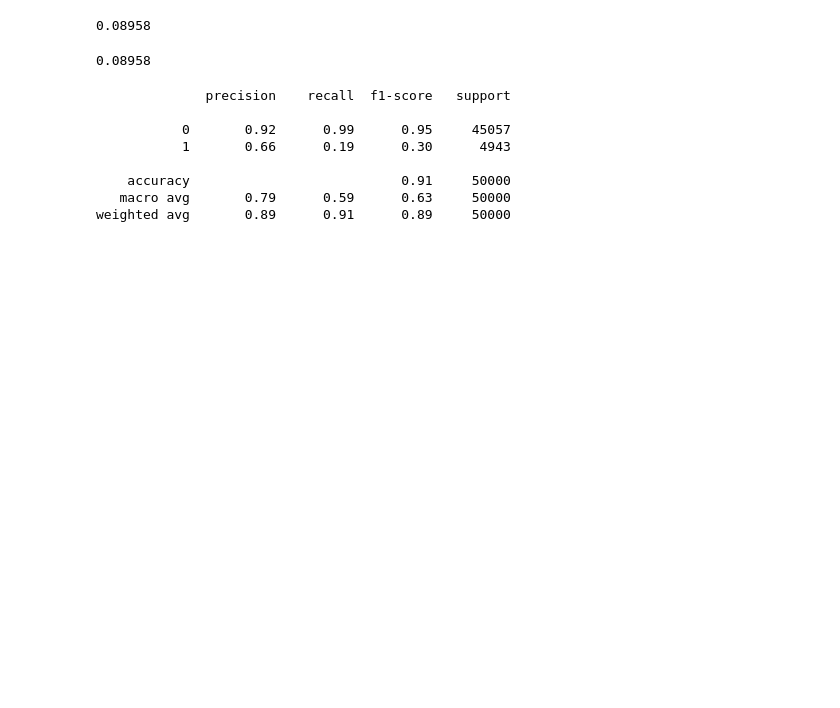
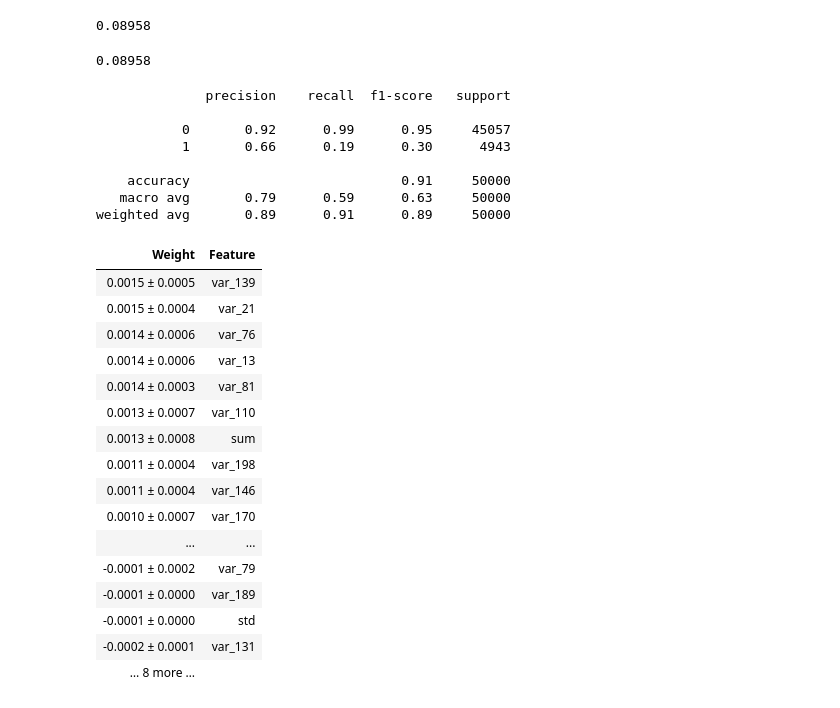
Before and after one commit to keswani-Rohitkumar/Customer_Transaction_Prediction, a Jupyter notebook: Customer_Transaction_Prediction.ipynb, the cells around one changed output. Saved outputs shown, nothing was run; the diff lists cells and outputs as text; code cells hidden in the pictures; blank space fills up the shorter version.

```diff
--- a/Customer_Transaction_Prediction.ipynb
+++ b/Customer_Transaction_Prediction.ipynb
@@ -270,0 +277,22 @@ weighted avg       0.89      0.91      0.89     50000
+# %%
+perm = PermutationImportance(logistic_clf, random_state=1).fit(x_val,y_val)
+# %%
+eli5.show_weights(perm, feature_names = x_val.columns.tolist(), top = 200)
+# %% [output]
+| Weight | Feature |
+| 0.0015 ± 0.0005 | var_139 |
+| 0.0015 ± 0.0004 | var_21 |
+| 0.0014 ± 0.0006 | var_76 |
+| 0.0014 ± 0.0006 | var_13 |
+| 0.0014 ± 0.0003 | var_81 |
+| 0.0013 ± 0.0007 | var_110 |
+| 0.0013 ± 0.0008 | sum |
+| 0.0011 ± 0.0004 | var_198 |
+| 0.0011 ± 0.0004 | var_146 |
+| 0.0010 ± 0.0007 | var_170 |
+| ... | ... |
+| -0.0001 ± 0.0002 | var_79 |
+| -0.0001 ± 0.0000 | var_189 |
+| -0.0001 ± 0.0000 | std |
+| -0.0002 ± 0.0001 | var_131 |
+| … 8 more … |  |
```
Also changed, not shown: parts of 10 cells of this notebook.
